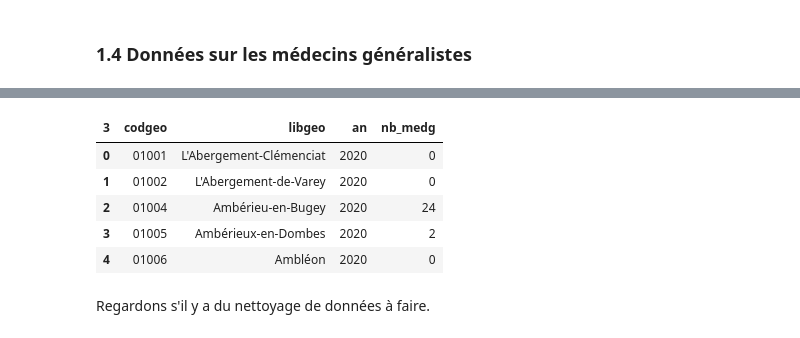
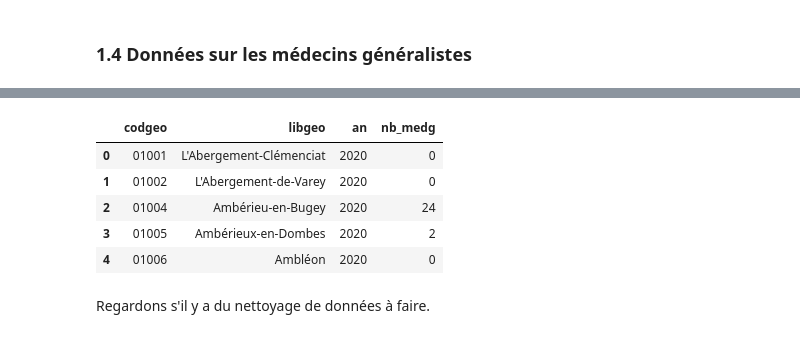
Before and after one commit to nlejay/density_map_doctors, a Jupyter notebook: medecins.ipynb, the cells around one changed output, grey strips where cells are left out. Saved outputs shown, nothing was run; the diff lists cells and outputs as text; code cells hidden in the pictures.

```diff
--- a/medecins.ipynb
+++ b/medecins.ipynb
@@ -202,11 +202,14 @@ medecins.head()
 # %%
 # Suppression des première lignes et redéfinition des noms de colonnes
 medecins.columns = medecins.iloc[3]
-medecins.drop([0,1,2,3], inplace=True)
-medecins = medecins.reset_index(drop=True)
+medecins = (medecins
+            .drop([0,1,2,3])
+            .reset_index(drop=True)
+           )
+medecins.columns.name = None
 medecins.head()
 # %% [output]
-| 3 | codgeo | libgeo | an | nb_medg |
+|  | codgeo | libgeo | an | nb_medg |
 | 0 | 01001 | L'Abergement-Clémenciat | 2020 | 0 |
 | 1 | 01002 | L'Abergement-de-Varey | 2020 | 0 |
 | 2 | 01004 | Ambérieu-en-Bugey | 2020 | 24 |
```
Also changed, not shown: parts of 12 cells of this notebook, 1 other file.
